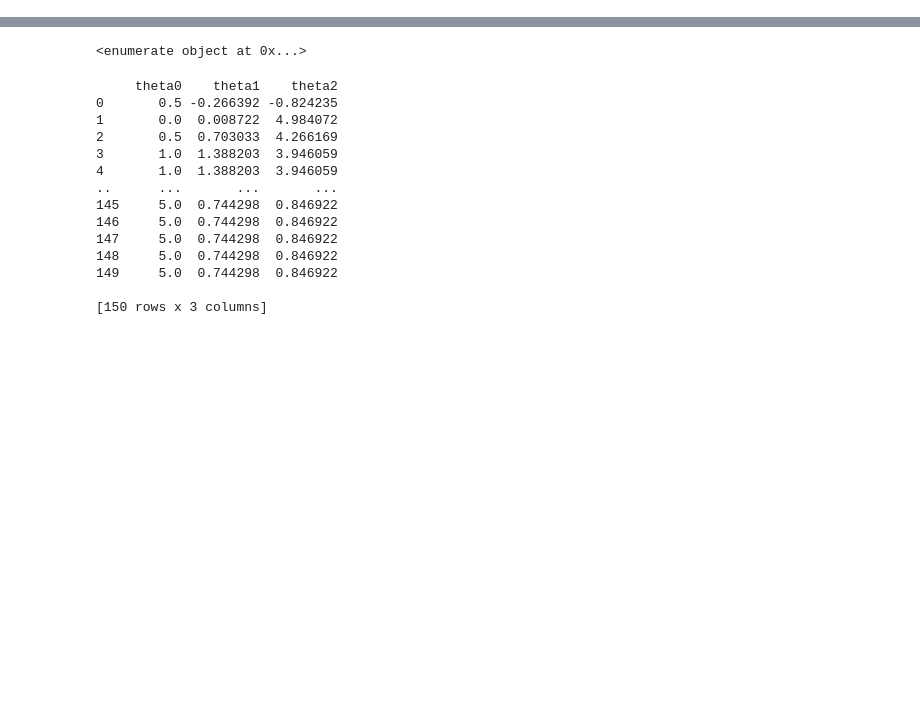
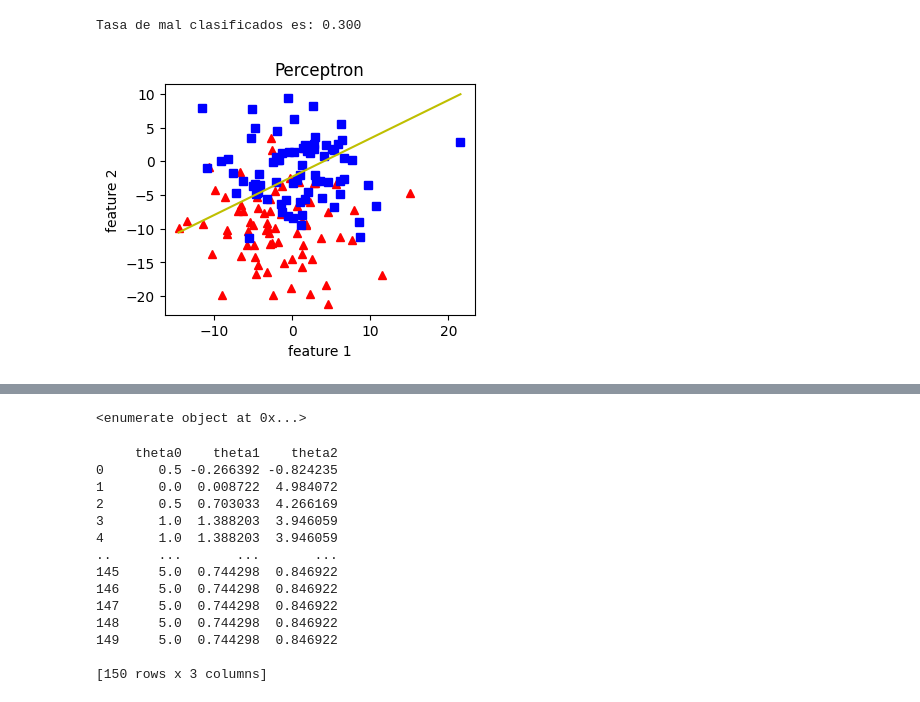
Before and after one commit to MAValle/deepLearning_intro_course, a Jupyter notebook: model_perceptron_byhand.ipynb, the cells around one changed output, grey strips where cells are left out. Cells and saved outputs as stored; diff of their text form; code cells hidden in the pictures; blank space fills up the shorter version.

```diff
--- a/model_perceptron_byhand.ipynb
+++ b/model_perceptron_byhand.ipynb
@@ -109,0 +127,8 @@ def plot_decision_boundary(X, theta):
+# %%
+# Con 5 epochs
+theta, miss_l = perceptron(X, y, 0.5, 5)
+plot_decision_boundary(X, theta)
+print(f"Tasa de mal clasificados es: {miss_l[len(miss_l)-1 ] / m:.3f}")
+# %% [output]
+Tasa de mal clasificados es: 0.300
+[figure, added]
```
Also changed, not shown: parts of 16 cells of this notebook.
